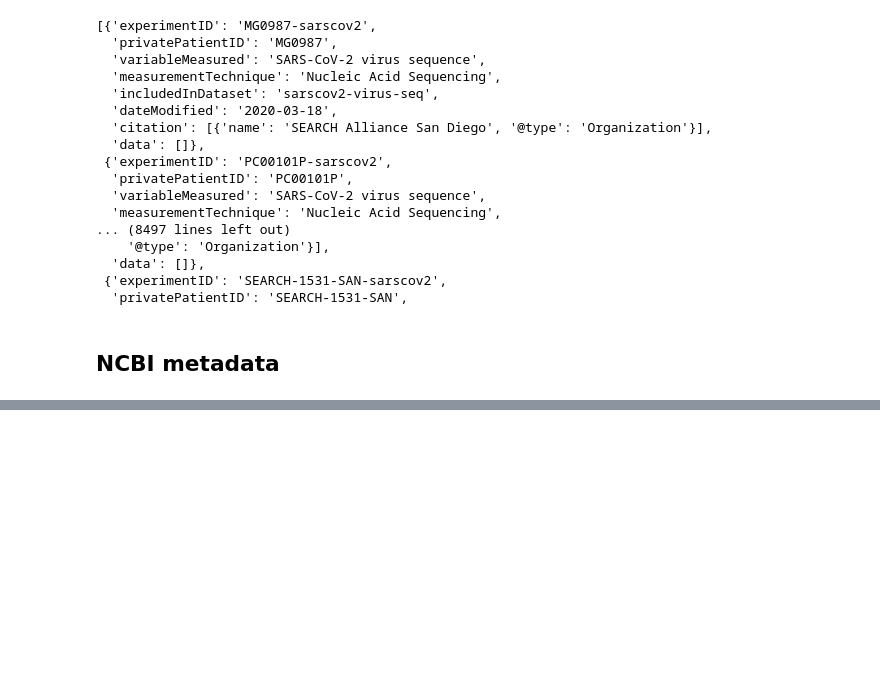
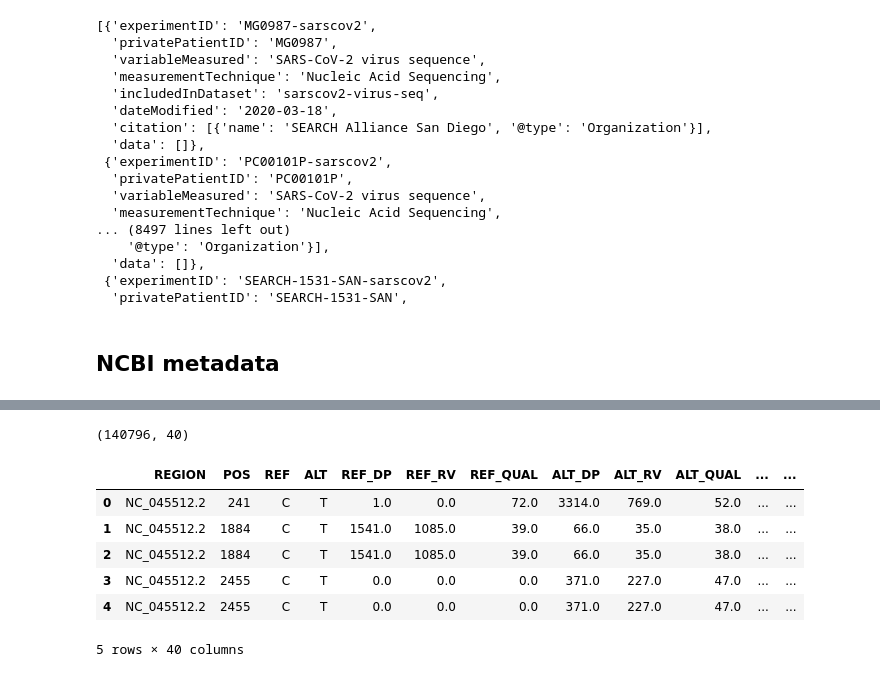
Before and after one commit to AlaaALatif/bjorn, a Jupyter notebook: lab.ipynb, the cells around one changed output, grey strips where cells are left out. Saved outputs shown, nothing was run; the diff lists cells and outputs as text; code cells hidden in the pictures; blank space fills up the shorter version.

```diff
--- a/lab.ipynb
+++ b/lab.ipynb
@@ -629,0 +451,14 @@ ans.apply(to_json_entry, axis=1).tolist()
+# %%
+var_fps = glob.glob(f"/home/gk/analysis/**/variants/illumina/*.tsv")
+var_df = (pd.concat((pd.read_csv(f, sep='\t') for f in var_fps)))
+print(var_df.shape)
+var_df.head()
+# %% [output]
+(140796, 40)
+|  | REGION | POS | REF | ALT | REF_DP | REF_RV | REF_QUAL | ALT_DP | ALT_RV | ALT_QUAL | ... | ... |
+| 0 | NC_045512.2 | 241 | C | T | 1.0 | 0.0 | 72.0 | 3314.0 | 769.0 | 52.0 | ... | ... |
+| 1 | NC_045512.2 | 1884 | C | T | 1541.0 | 1085.0 | 39.0 | 66.0 | 35.0 | 38.0 | ... | ... |
+| 2 | NC_045512.2 | 1884 | C | T | 1541.0 | 1085.0 | 39.0 | 66.0 | 35.0 | 38.0 | ... | ... |
+| 3 | NC_045512.2 | 2455 | C | T | 0.0 | 0.0 | 0.0 | 371.0 | 227.0 | 47.0 | ... | ... |
+| 4 | NC_045512.2 | 2455 | C | T | 0.0 | 0.0 | 0.0 | 371.0 | 227.0 | 47.0 | ... | ... |
+5 rows × 40 columns
```
Also changed, not shown: parts of 63 cells of this notebook.
